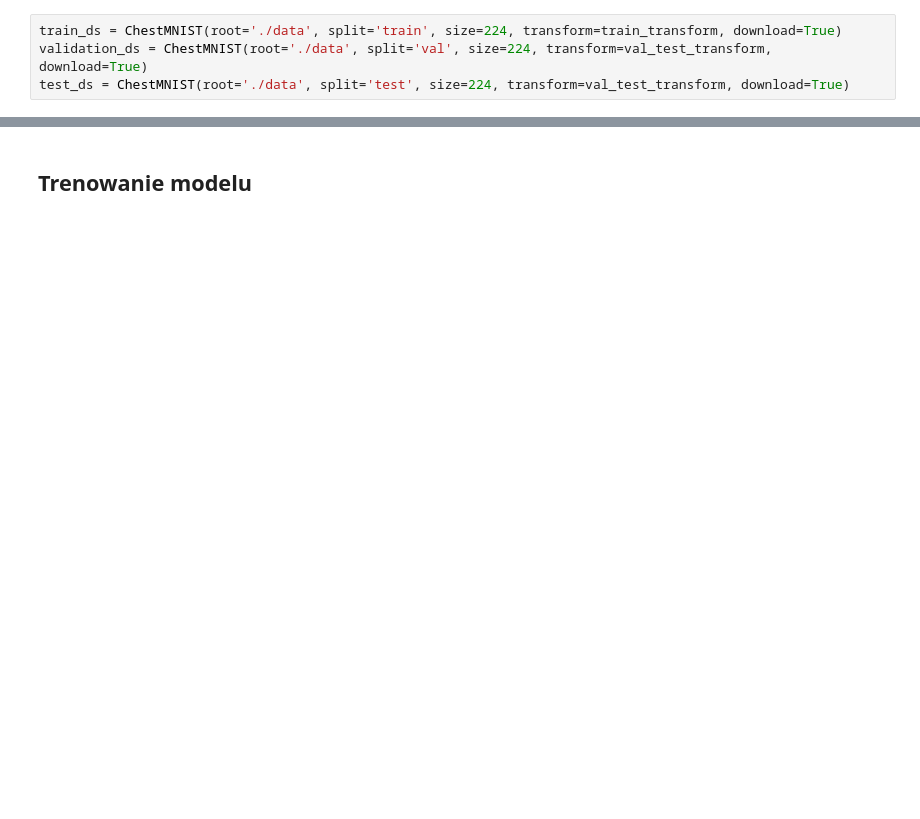
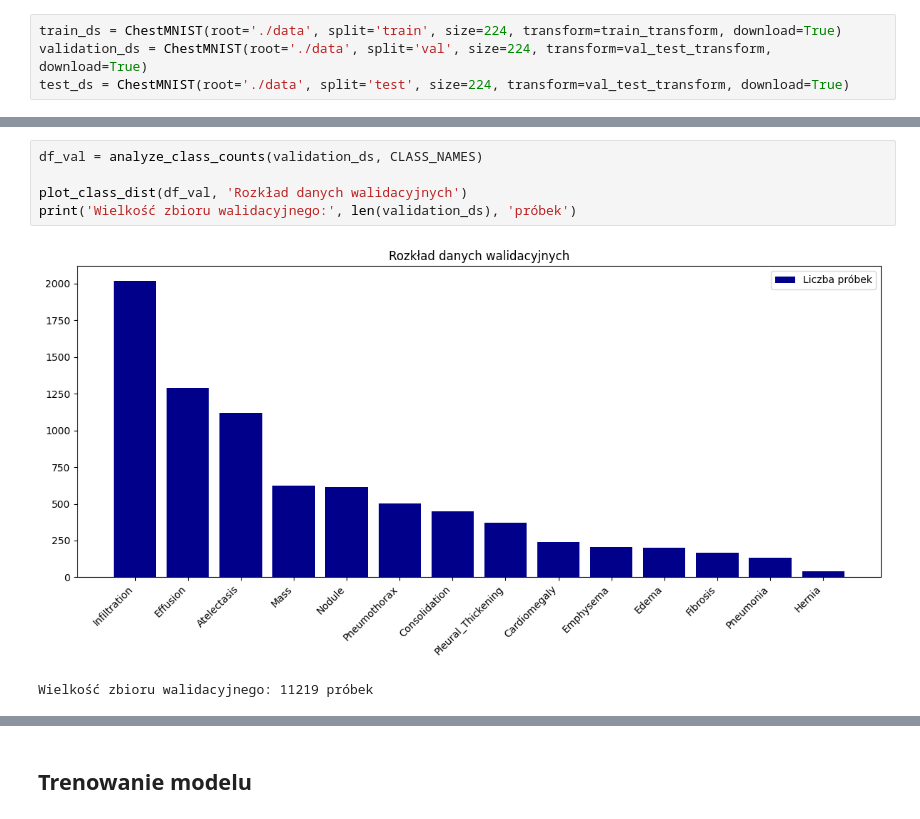
Before and after one commit to micichocki/umwdm, a Jupyter notebook: chest_mnist.ipynb, the cells around one changed output, grey strips where cells are left out. Saved outputs shown, nothing was run; the diff lists cells and outputs as text; blank space fills up the shorter version.

```diff
--- a/chest_mnist.ipynb
+++ b/chest_mnist.ipynb
@@ -162,0 +150,8 @@ plt.show()
+# %%
+df_val = analyze_class_counts(validation_ds, CLASS_NAMES)
+
+plot_class_dist(df_val, 'Rozkład danych walidacyjnych')
+print('Wielkość zbioru walidacyjnego:', len(validation_ds), 'próbek')
+# %% [output]
+[figure, added]
+Wielkość zbioru walidacyjnego: 11219 próbek
```
Also changed, not shown: parts of 71 cells of this notebook, 12 other files.
